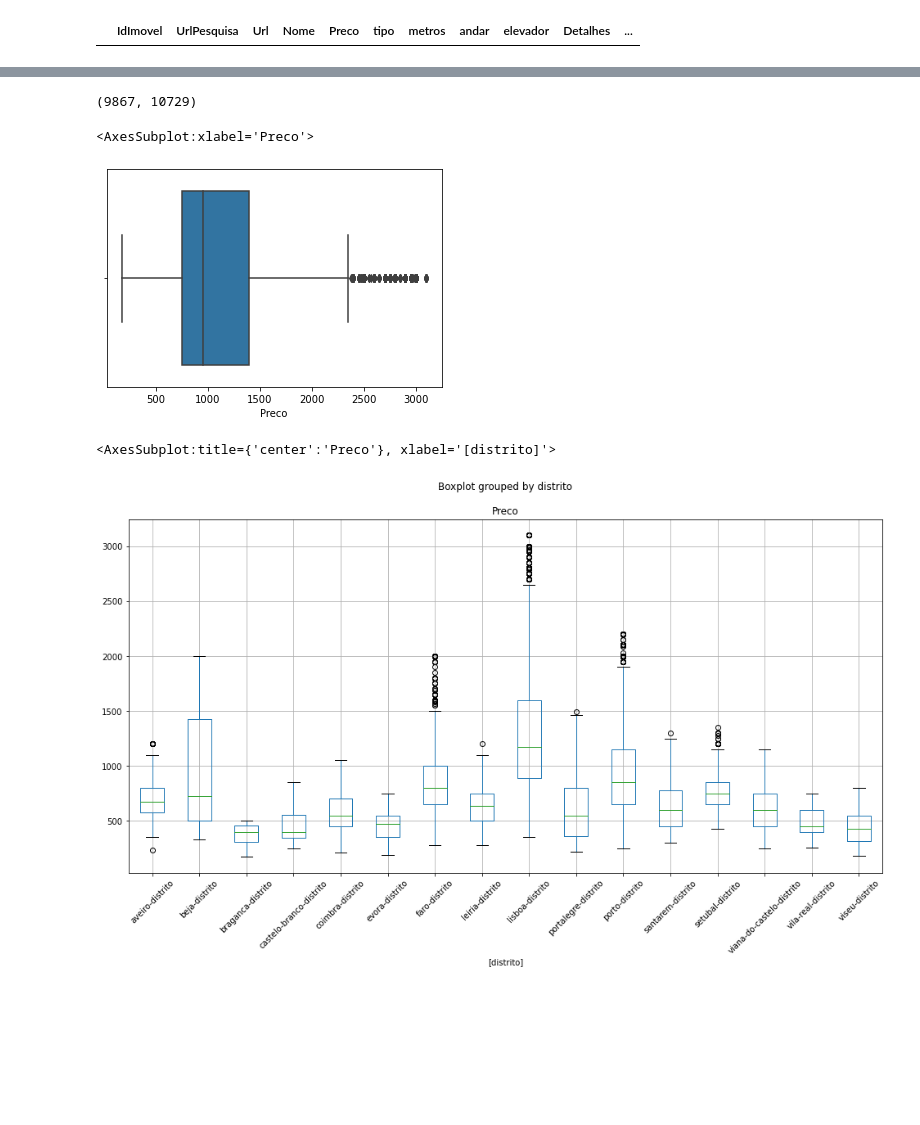
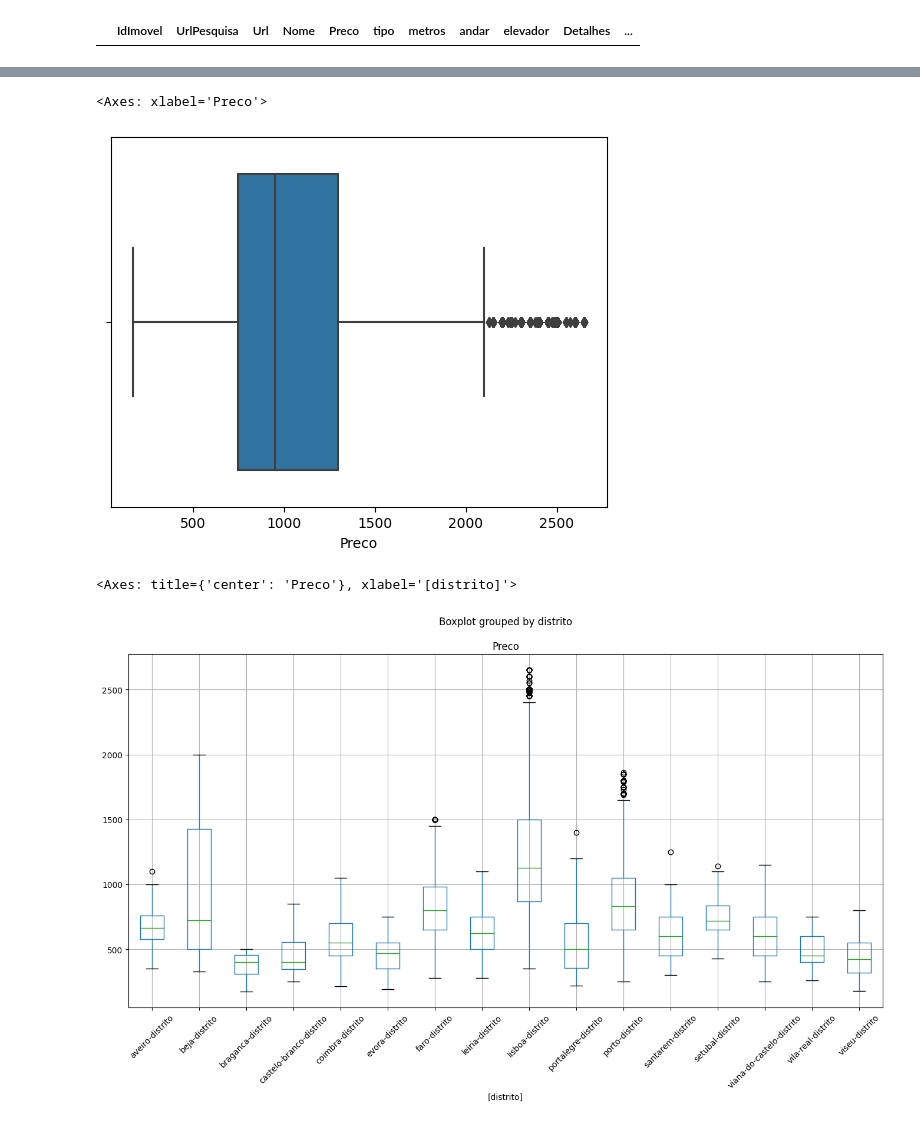
Before and after one commit to johnosd/MPAlugueisLisboa, a Jupyter notebook: src/Notebooks/5 - TratamentoBaseFato.ipynb, the cells around one changed output, grey strips where cells are left out. Saved outputs shown, nothing was run; the diff lists cells and outputs as text; code cells hidden in the pictures; blank space fills up the shorter version.

```diff
--- a/src/Notebooks/5 - TratamentoBaseFato.ipynb
+++ b/src/Notebooks/5 - TratamentoBaseFato.ipynb
@@ -38,7 +38,7 @@ os.getcwd()
 # %% [output]
 'G:\\Users\\johns\\Desktop\\TCC\\MPAlugueisLisboa\\Bases\\Imoveis'
 # %%
-path = base_dir +'Fato\\'
+path = base_dir +'Fato\\Distritos\\'
 dir_list = [x for x in os.listdir(path) if '.csv' in x]
 # %%
 lst_dfs = []
@@ -129,6 +133,7 @@ def remove_outliers(df,col_name):
 
 lst_distritos = list(df_fato['distrito'].drop_duplicates())
 
+counter = 0
 lst_dfs2 = []
 for distrito in lst_distritos:
     print(distrito)
@@ -136,9 +141,12 @@ for distrito in lst_distritos:
         df_fato
         .query('distrito == @distrito')
     )
-    df_out = remove_outliers(df_dist,'Preco')
-    print('--- {},{}'.format(len(df_fato_out.index), len(df_fato.index)))
-    lst_dfs2.append(df_out)
+    df_fato_out = pd.DataFrame(columns=(df_dist.columns))
+    df_fato_out = remove_outliers(df_dist,'Preco')
+    counter = counter + df_fato_out.shape[0]
+    print('--- Registros ok:{}, Total Base Sem outlier:{}'.format(len(df_fato_out.index), counter))
+
+    lst_dfs2.append(df_fato_out)
 df_fato_out = pd.concat(lst_dfs2)
 # %% [output]
 aveiro-distrito
@@ -146,3 +169,5 @@ NameError: name 'df_fato_out' is not defined
+# %%
+df_fato = df_fato_out
 # %%
 # Feature engineering
 
@@ -168,8 +193,5 @@ df_fato
 # %%
-
-dir = 'C:\\Users\\HP ProBook 640\\Desktop\\TCC\\Notebooks\\Bases\\Imoveis\\fato\\'
-file_name = "{}{}{}".format(dir,'Base_fato_unificada',".csv")
+path = base_dir +'Fato\\'
+file_name = "{}{}{}".format(path,'Base_fato_unificada',".csv")
 df_fato_out.to_csv(file_name, sep=';', quotechar='"', decimal=',')
-# %% [output]
-(9867, 10729)
 # %%
@@ -176,14 +199,14 @@ df_fato_out.to_csv(file_name, sep=';', quotechar='"', decimal=',')
 import seaborn as sns
 # %%
-sns.boxplot(x=df_fato_out['Preco'])
+sns.boxplot(x=df_fato['Preco'])
 # %% [output]
-<AxesSubplot:xlabel='Preco'>
+<Axes: xlabel='Preco'>
-[figure, old version]
+[figure, new version]
 # %%
-df_fato_out.boxplot(['Preco'], by=['distrito'],figsize=(16,8),rot=45)
+df_fato.boxplot(['Preco'], by=['distrito'],figsize=(16,8),rot=45)
 # %% [output]
-<AxesSubplot:title={'center':'Preco'}, xlabel='[distrito]'>
+<Axes: title={'center': 'Preco'}, xlabel='[distrito]'>
-[figure, old version]
+[figure, new version]
 # %%
 # Media dos arrendamentos por distrito
 ax = (
```
Also changed, not shown: parts of 7 cells of this notebook, 20 other files.
